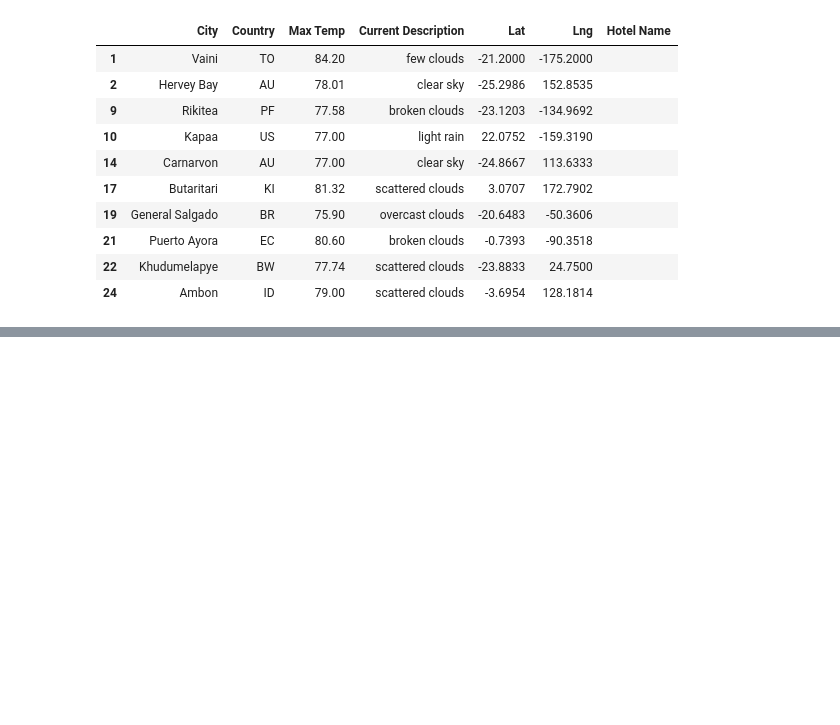
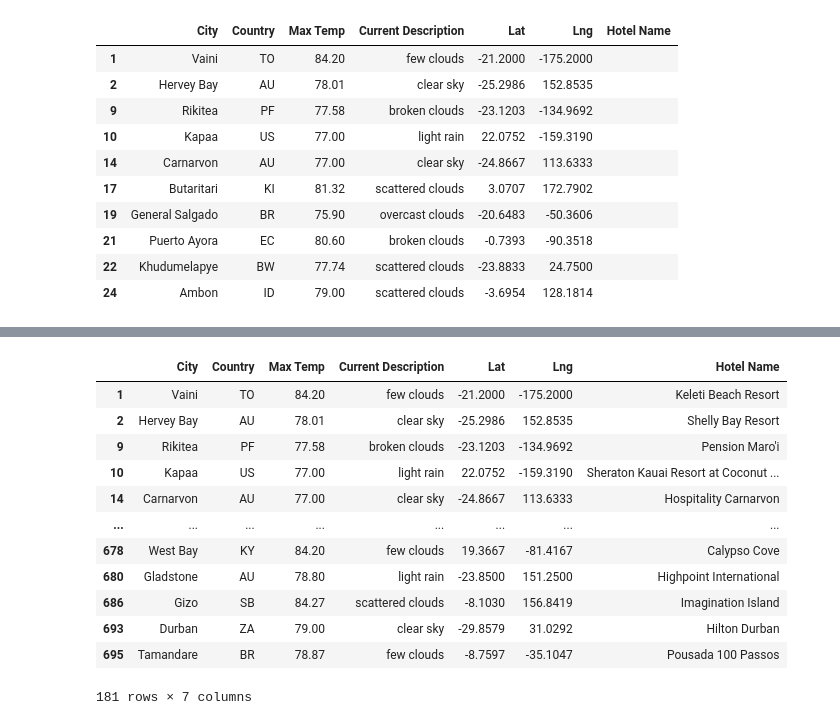
Before and after one commit to AsaHolley/World_Weather_Analysis, a Jupyter notebook: Vacation_Search.ipynb, the cells around one changed output, grey strips where cells are left out. Cells and saved outputs as stored; diff of their text form; code cells hidden in the pictures; blank space fills up the shorter version.

```diff
--- a/Vacation_Search.ipynb
+++ b/Vacation_Search.ipynb
@@ -112,2 +140,20 @@ for index, row in hotel_df.iterrows():
+# %%
+# 7. Drop the rows where there is no Hotel Name.
+hotel_df['Hotel Name'].replace("", np.nan, inplace=True)
+hotel_df.dropna()
+# %% [output]
+|  | City | Country | Max Temp | Current Description | Lat | Lng | Hotel Name |
+| 1 | Vaini | TO | 84.20 | few clouds | -21.2000 | -175.2000 | Keleti Beach Resort |
+| 2 | Hervey Bay | AU | 78.01 | clear sky | -25.2986 | 152.8535 | Shelly Bay Resort |
+| 9 | Rikitea | PF | 77.58 | broken clouds | -23.1203 | -134.9692 | Pension Maro'i |
+| 10 | Kapaa | US | 77.00 | light rain | 22.0752 | -159.3190 | Sheraton Kauai Resort at Coconut ... |
+| 14 | Carnarvon | AU | 77.00 | clear sky | -24.8667 | 113.6333 | Hospitality Carnarvon |
+| ... | ... | ... | ... | ... | ... | ... | ... |
+| 678 | West Bay | KY | 84.20 | few clouds | 19.3667 | -81.4167 | Calypso Cove |
+| 680 | Gladstone | AU | 78.80 | light rain | -23.8500 | 151.2500 | Highpoint International |
+| 686 | Gizo | SB | 84.27 | scattered clouds | -8.1030 | 156.8419 | Imagination Island |
+| 693 | Durban | ZA | 79.00 | clear sky | -29.8579 | 31.0292 | Hilton Durban |
+| 695 | Tamandare | BR | 78.87 | few clouds | -8.7597 | -35.1047 | Pousada 100 Passos |
+181 rows × 7 columns
 # %%
 # 8a. Create the output File (CSV)
```
Also changed, not shown: parts of 7 cells of this notebook, 3 other files.
